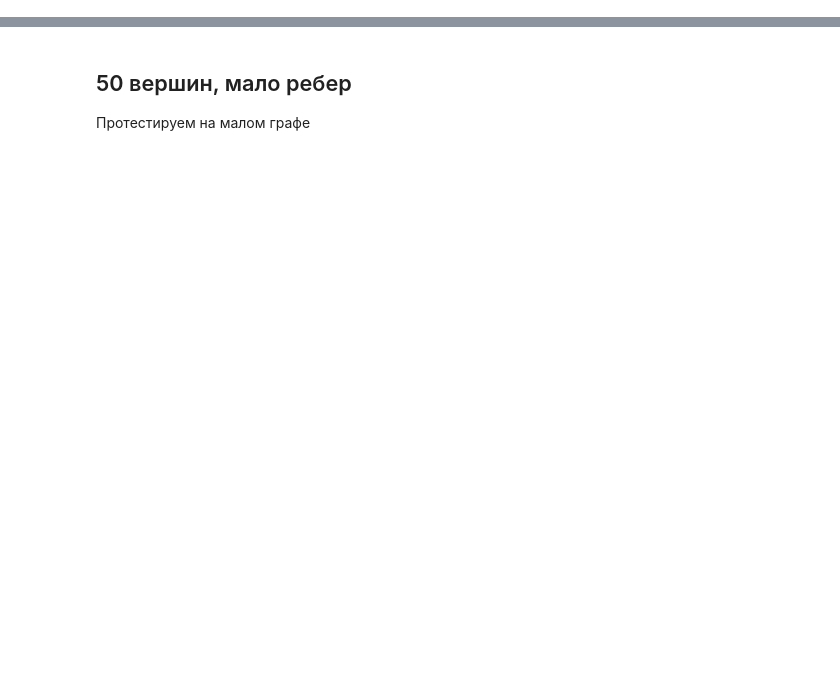
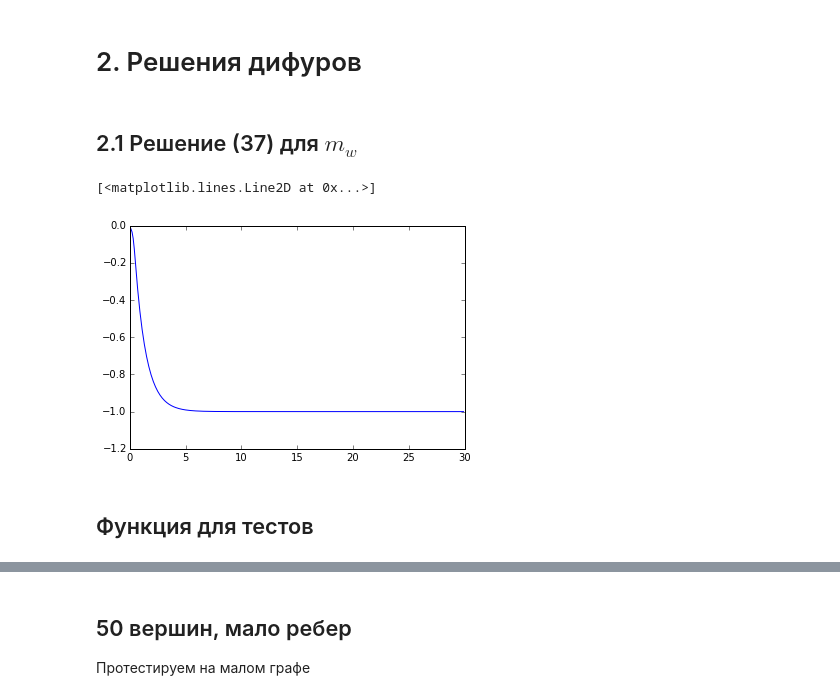
Before and after one commit to dmitriyshad/Diplom, a Jupyter notebook: Seti.ipynb, the cells around one changed output, grey strips where cells are left out. Saved outputs shown, nothing was run; the diff lists cells and outputs as text; code cells hidden in the pictures; blank space fills up the shorter version.

```diff
--- a/Seti.ipynb
+++ b/Seti.ipynb
@@ -38,0 +104,4 @@ k = 1.. $\infty$ ~ $\frac{1}{k^a}$
+# %%
+SIZE = 500
+GTYPE = 'pois'
+g, labels, _ = gen_graph()
@@ -38,0 +228,39 @@ k = 1.. $\infty$ ~ $\frac{1}{k^a}$
+# %% [markdown]
+# 2. Решения дифуров
+# %% [markdown]
+## 2.1 Решение (37) для $m_w$
+# %%
+def g_func(x):
+    return np.log(cdf(x)) - np.log(1 - cdf(x))
+# %%
+def derivative_m_w(m, t):
+    vert_degrees = np.array([g.degree_property_map('out')[v] for v in g.vertices()])
+    k_mean = np.mean(vert_degrees)
+    k_max = np.max(vert_degrees)
+    sum_k = 0
+    for k in range(k_max + 1):
+        p_k = 1.0 * np.sum(vert_degrees == k) / SIZE
+        if (p_k != 0):
+            koef = np.tanh(0.5*g_func(1.0*k*m))
+            sum_k += k * p_k * koef
+    sum_k /= k_mean
+    return sum_k - m
+# %%
+def calc_start_m_w():
+    vert_degrees = np.array([g.degree_property_map('out')[v] for v in g.vertices()])
+    vert_labels = np.array([labels[v] for v in g.vertices()])
+    k_mean = np.mean(vert_degrees)
+
+    m_w = 0.0
+    for i in range(len(vert_labels)):
+        m_w += vert_degrees[i]*vert_labels[i]
+    m_w /= SIZE
+    m_w /= k_mean
+    return m_w
+# %%
+a_t = np.arange(0, 30, 0.1)
+sol = integr.odeint(derivative_m_w, calc_start_m_w(), a_t)
+plt.plot(a_t, sol)
+# %% [output]
+[<matplotlib.lines.Line2D at 0x...>]
+[figure, added]
@@ -38,0 +273,2 @@ k = 1.. $\infty$ ~ $\frac{1}{k^a}$
+# %% [markdown]
+## Функция для тестов
```
Also changed, not shown: parts of 81 cells of this notebook.
